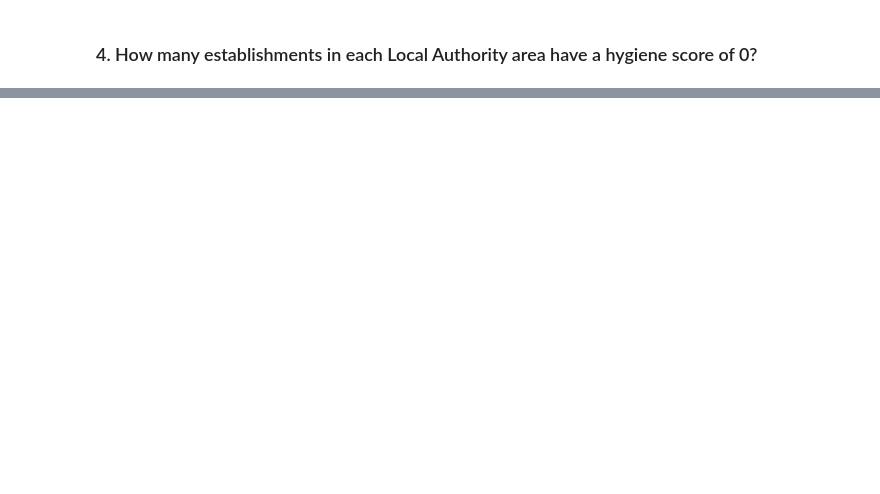
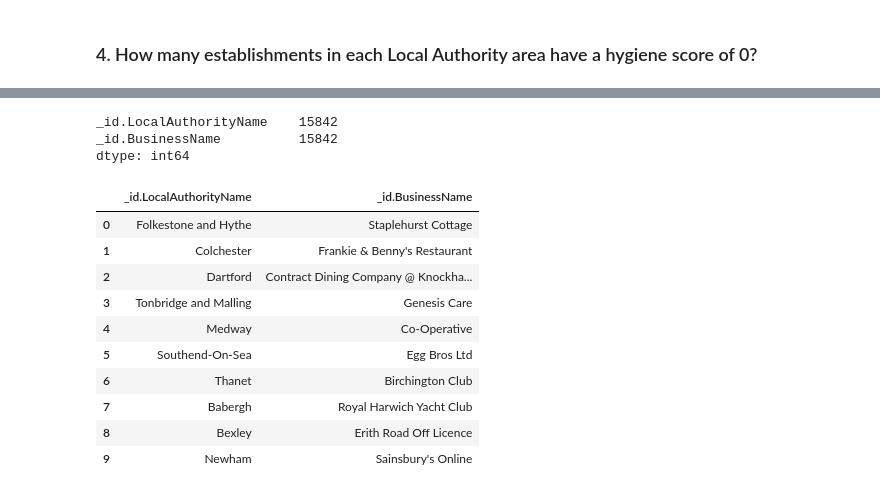
Before and after one commit to HunterG003/nosql-challenge, a Jupyter notebook: NoSQL_analysis_starter.ipynb, the cells around one changed output, grey strips where cells are left out. Saved outputs shown, nothing was run; the diff lists cells and outputs as text; code cells hidden in the pictures; blank space fills up the shorter version.

```diff
--- a/NoSQL_analysis_starter.ipynb
+++ b/NoSQL_analysis_starter.ipynb
@@ -174,7 +199,26 @@ TypeError: unsupported operand type(s) for -: 'Decimal128' and 'float'
 # 1. Matches establishments with a hygiene score of 0
 # 2. Groups the matches by Local Authority
 # 3. Sorts the matches from highest to lowest
+match = { '$match' : {
+    'scores.Hygiene' : { '$eq' : 0}
+}}
+
+group = { '$group' : {
+    '_id' : {
+        'LocalAuthorityName': '$LocalAuthorityName',
+        'BusinessName' : '$BusinessName'
+    }
+}}
+
+sort = { '$sort' : {
+    'scores.Hygiene' : -1
+}}
+
+pipeline = [match, group, sort]
+
+results = list(establishments.aggregate(pipeline))
 
 # Print the number of documents in the result
-
+print(len(results))
 # Print the first 10 results
+pprint(results[0:10])
@@ -181,6 +245,22 @@ TypeError: unsupported operand type(s) for -: 'Decimal128' and 'float'
 # %%
 # Convert the result to a Pandas DataFrame
-
+zero_hygiene_dg = pd.json_normalize(results)
 # Display the number of rows in the DataFrame
-
+print(zero_hygiene_dg.count())
 # Display the first 10 rows of the DataFrame
+zero_hygiene_dg.head(10)
+# %% [output]
+_id.LocalAuthorityName    15842
+_id.BusinessName          15842
+dtype: int64
+|  | _id.LocalAuthorityName | _id.BusinessName |
+| 0 | Folkestone and Hythe | Staplehurst Cottage |
+| 1 | Colchester | Frankie & Benny's Restaurant |
+| 2 | Dartford | Contract Dining Company @ Knockha... |
+| 3 | Tonbridge and Malling | Genesis Care |
+| 4 | Medway | Co-Operative |
+| 5 | Southend-On-Sea | Egg Bros Ltd |
+| 6 | Thanet | Birchington Club |
+| 7 | Babergh | Royal Harwich Yacht Club |
+| 8 | Bexley | Erith Road Off Licence |
+| 9 | Newham | Sainsbury's Online |
```
Also changed, not shown: parts of 3 cells of this notebook.
